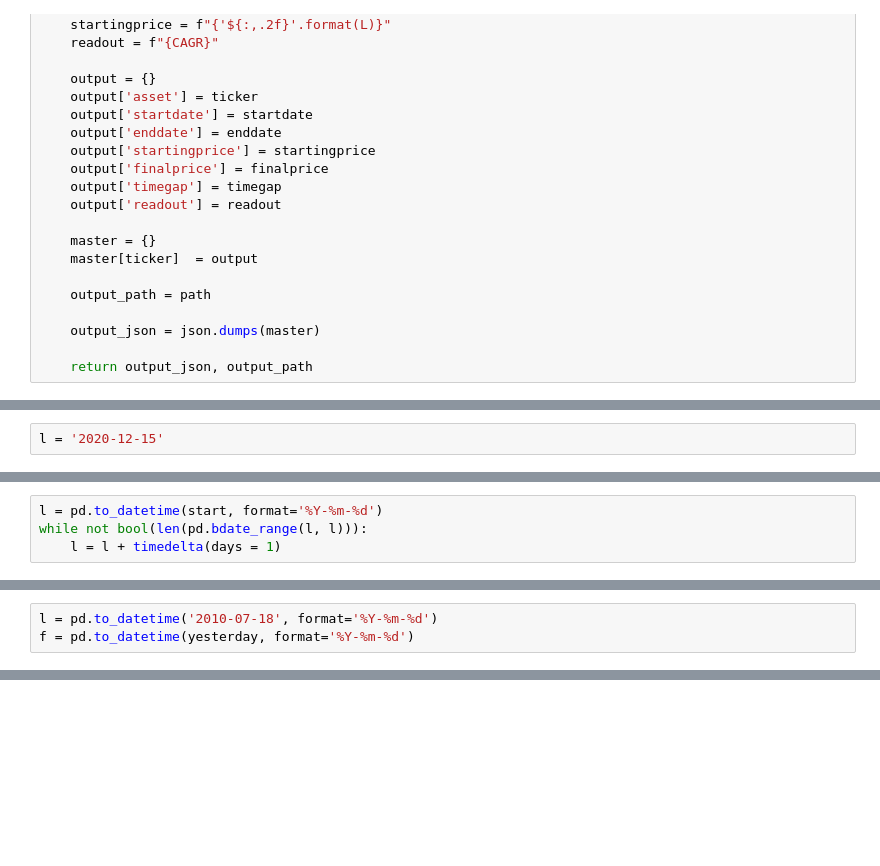
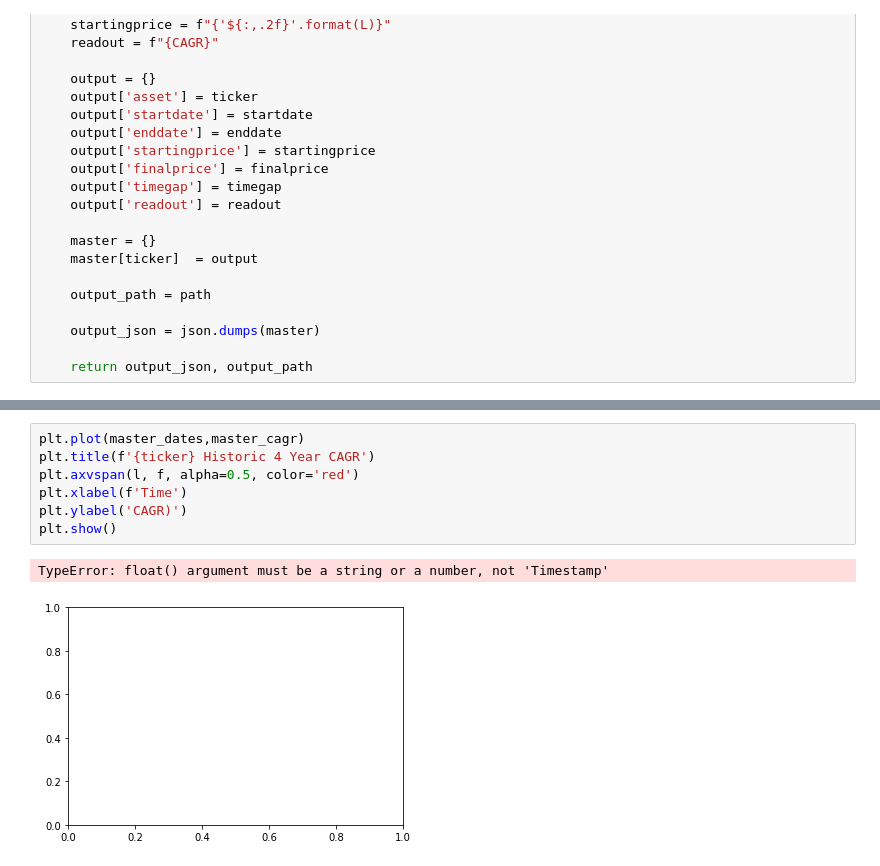
Before and after one commit to RobDoesData/btccagr-calc, a Jupyter notebook: Untitled.ipynb, the cells around one changed output, grey strips where cells are left out. Cells and saved outputs as stored; diff of their text form; blank space fills up the shorter version.

```diff
--- a/Untitled.ipynb
+++ b/Untitled.ipynb
@@ -379,2 +169,0 @@ gld = pd.read_csv('price/GLD_historic.csv')
-# %%
-l = '2020-12-15'
@@ -390,4 +169,0 @@ start = '2020-01-01'
-# %%
-l = pd.to_datetime(start, format='%Y-%m-%d')
-while not bool(len(pd.bdate_range(l, l))):
-    l = l + timedelta(days = 1)
@@ -414,3 +169,0 @@ df['Date'] = pd.to_datetime(df['Date'],format='%Y-%m-%d')
-# %%
-l = pd.to_datetime('2010-07-18', format='%Y-%m-%d')
-f = pd.to_datetime(yesterday, format='%Y-%m-%d')
@@ -441,0 +251,10 @@ CAGR
+# %%
+plt.plot(master_dates,master_cagr)
+plt.title(f'{ticker} Historic 4 Year CAGR')
+plt.axvspan(l, f, alpha=0.5, color='red')
+plt.xlabel(f'Time')
+plt.ylabel('CAGR)')
+plt.show()
+# %% [output]
+TypeError: float() argument must be a string or a number, not 'Timestamp'
+[figure, added]
```
Also changed, not shown: parts of 72 cells of this notebook, 13 other files.
